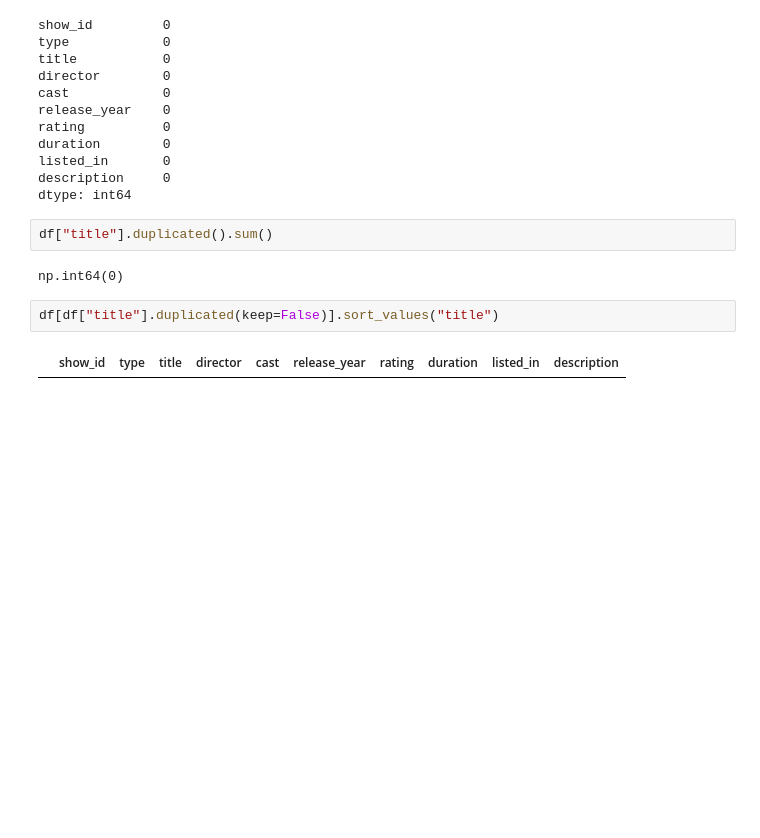
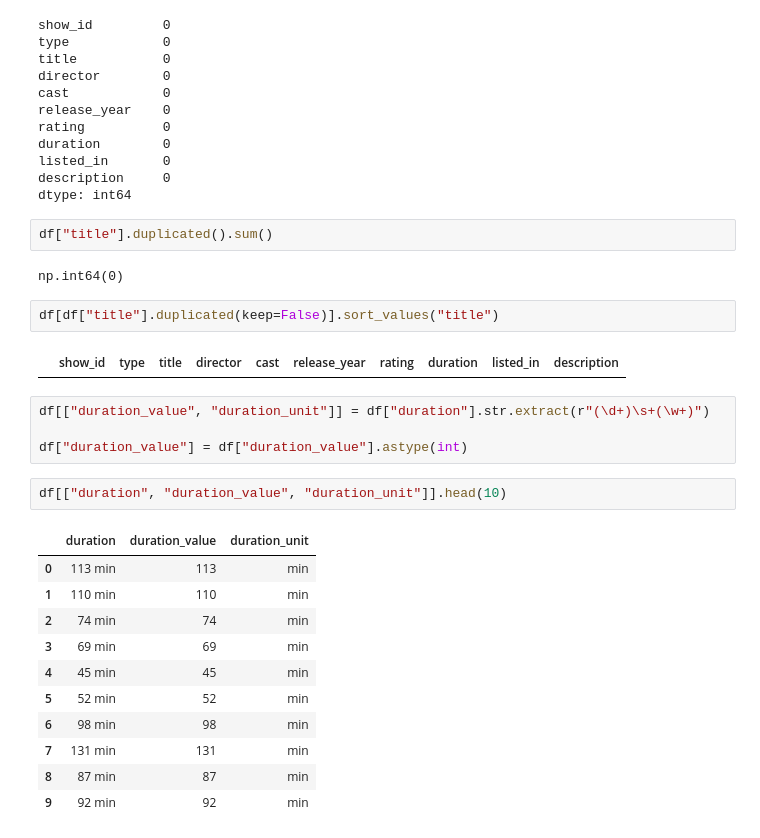
Before and after one commit to AhammedSameer46/bia-data-science, a Jupyter notebook: Data_Visulization/Data_cleaning/Amazon_ver1.ipynb, the cells around one changed output. Drawn from its saved outputs; the diff is of its cells as text; blank space fills up the shorter version.

```diff
--- a/Data_Visulization/Data_cleaning/Amazon_ver1.ipynb
+++ b/Data_Visulization/Data_cleaning/Amazon_ver1.ipynb
@@ -190,3 +190,21 @@ np.int64(0)
 df[df["title"].duplicated(keep=False)].sort_values("title")
 # %% [output]
 |  | show_id | type | title | director | cast | release_year | rating | duration | listed_in | description |
+# %%
+df[["duration_value", "duration_unit"]] = df["duration"].str.extract(r"(\d+)\s+(\w+)")
+
+df["duration_value"] = df["duration_value"].astype(int)
+# %%
+df[["duration", "duration_value", "duration_unit"]].head(10)
+# %% [output]
+|  | duration | duration_value | duration_unit |
+| 0 | 113 min | 113 | min |
+| 1 | 110 min | 110 | min |
+| 2 | 74 min | 74 | min |
+| 3 | 69 min | 69 | min |
+| 4 | 45 min | 45 | min |
+| 5 | 52 min | 52 | min |
+| 6 | 98 min | 98 | min |
+| 7 | 131 min | 131 | min |
+| 8 | 87 min | 87 | min |
+| 9 | 92 min | 92 | min |
```
Also changed, not shown: parts of 11 cells of this notebook.
